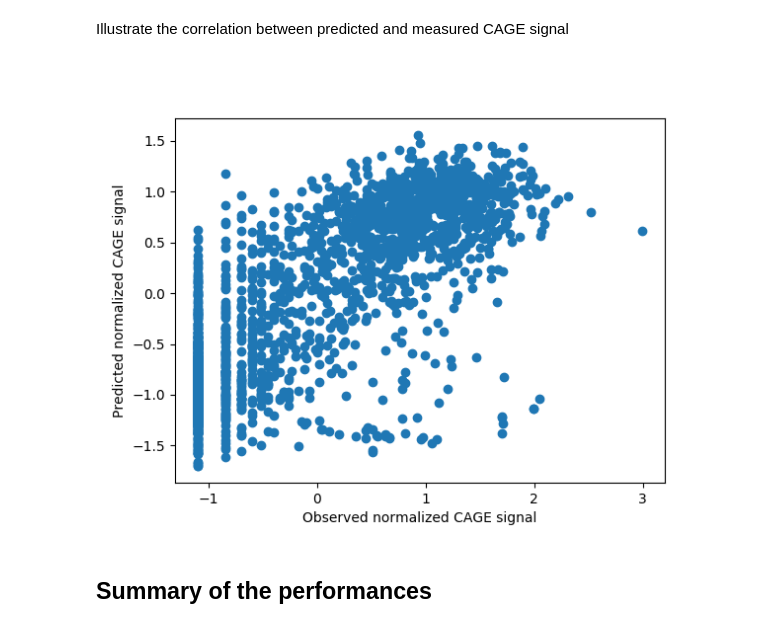
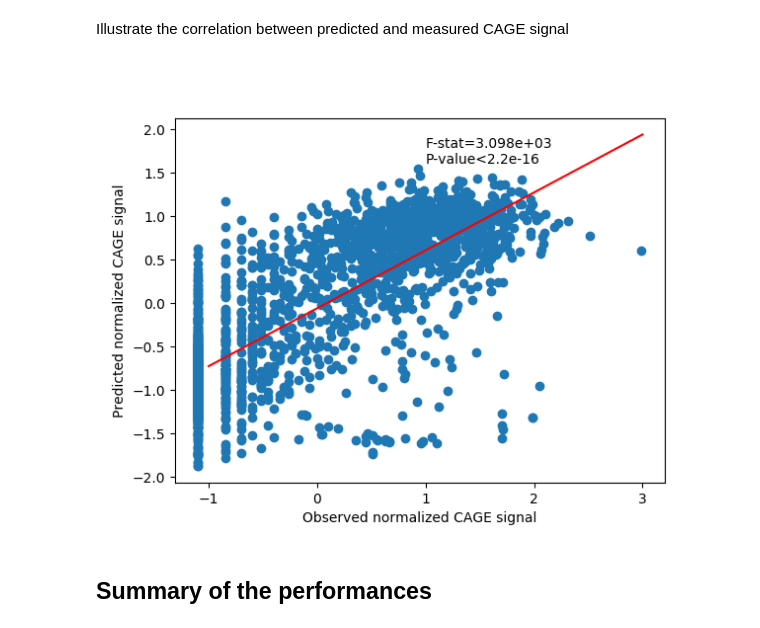
Before and after one commit to wkopp/janggu_usecases, a Jupyter notebook: 03_cage_prediction/predicting_cage_tags.ipynb, the cells around one changed output. Saved outputs shown, nothing was run; the diff lists cells and outputs as text; code cells hidden in the pictures.

Commit message:
new figure 4

```diff
--- a/03_cage_prediction/predicting_cage_tags.ipynb
+++ b/03_cage_prediction/predicting_cage_tags.ipynb
@@ -23,9 +42,9 @@ This part is rather time consuming, to rerun this step, remove the hashtags.
 # %% [markdown]
 Illustrate the correlation between predicted and measured CAGE signal
 # %%
-Image(os.path.join('../results_cage_promoters_order3', 'cage_promoter_testchrom_agreement.png'))
+Image(os.path.join('../results_cage_promoters_order3', 'cage_promoter_testchrom_agreement_annot.png'))
 # %% [output]
-[figure, old version]
+[figure, new version]
 # %% [markdown]
 ## Summary of the performances
 # %%
```
Also changed, not shown: parts of 1 cell of this notebook.
